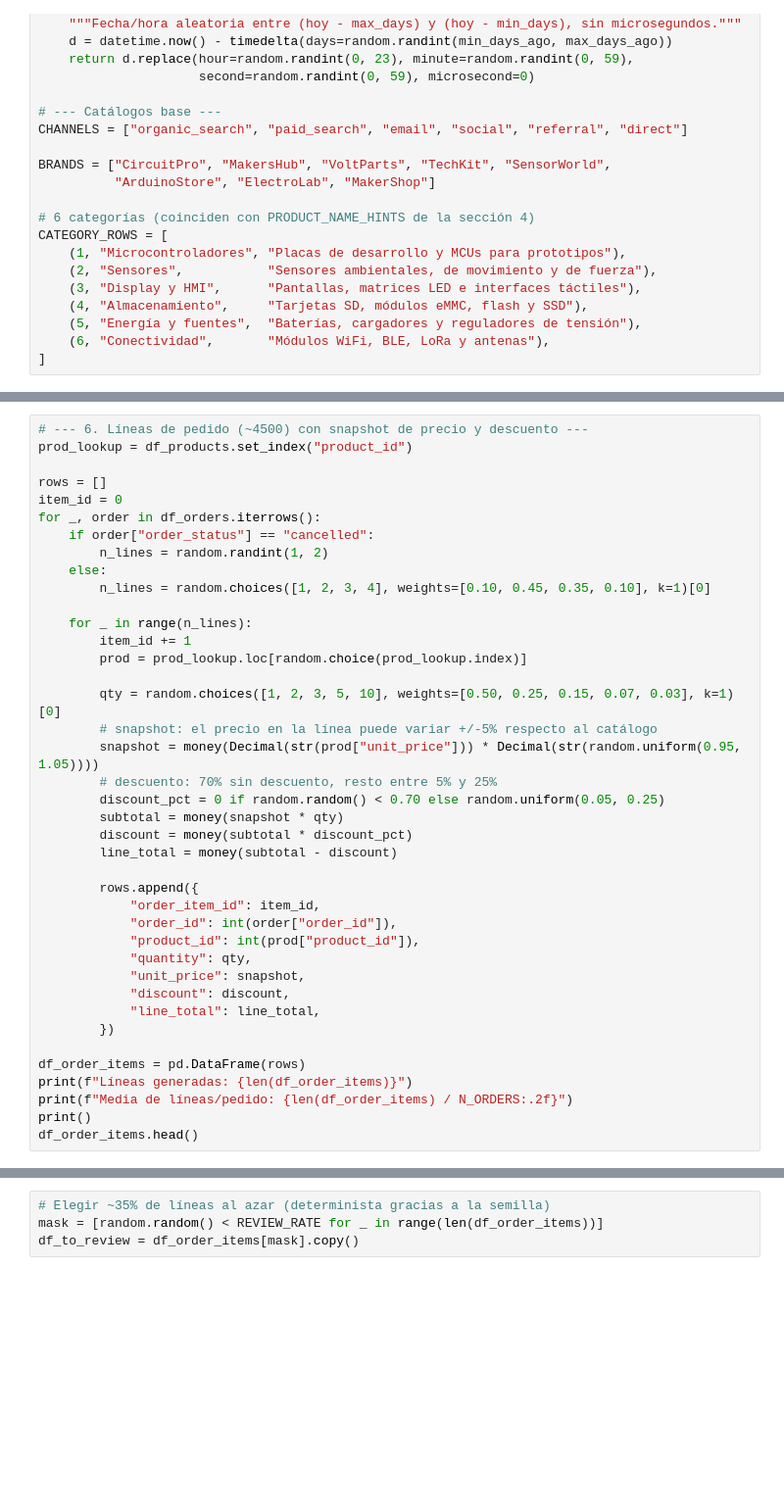
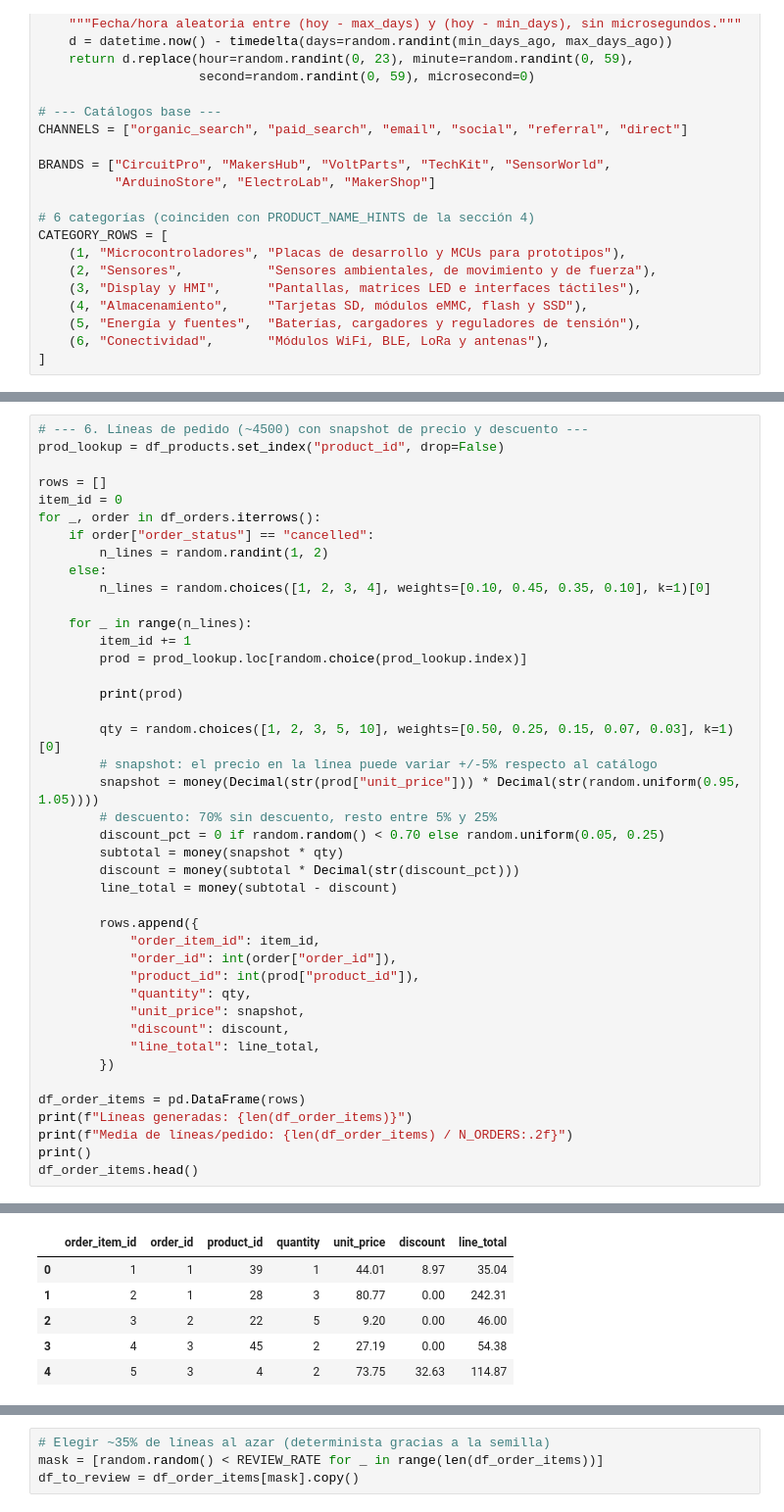
Before and after one commit to Ameisin/Team_Challenge_SQL, a Jupyter notebook: parte_2_modelo_bigquery/notebooks/02_generate_data.ipynb, the cells around one changed output, grey strips where cells are left out. Shown at 98% size. Saved outputs shown, nothing was run; the diff lists cells and outputs as text; blank space fills up the shorter version.

```diff
--- a/parte_2_modelo_bigquery/notebooks/02_generate_data.ipynb
+++ b/parte_2_modelo_bigquery/notebooks/02_generate_data.ipynb
@@ -253,6 +267,6 @@ df_orders.head(3)
 # %%
 # --- 6. Líneas de pedido (~4500) con snapshot de precio y descuento ---
-prod_lookup = df_products.set_index("product_id")
+prod_lookup = df_products.set_index("product_id", drop=False)
 
 rows = []
 item_id = 0
@@ -266,13 +280,15 @@ for _, order in df_orders.iterrows():
         item_id += 1
         prod = prod_lookup.loc[random.choice(prod_lookup.index)]
 
+        print(prod)
+
         qty = random.choices([1, 2, 3, 5, 10], weights=[0.50, 0.25, 0.15, 0.07, 0.03], k=1)[0]
         # snapshot: el precio en la línea puede variar +/-5% respecto al catálogo
         snapshot = money(Decimal(str(prod["unit_price"])) * Decimal(str(random.uniform(0.95, 1.05))))
         # descuento: 70% sin descuento, resto entre 5% y 25%
         discount_pct = 0 if random.random() < 0.70 else random.uniform(0.05, 0.25)
         subtotal = money(snapshot * qty)
-        discount = money(subtotal * discount_pct)
+        discount = money(subtotal * Decimal(str(discount_pct)))
         line_total = money(subtotal - discount)
 
         rows.append({
@@ -290,3 +306,4 @@ print(f"Líneas generadas: {len(df_order_items)}")
 print(f"Media de líneas/pedido: {len(df_order_items) / N_ORDERS:.2f}")
 print()
 df_order_items.head()
+# %% [output]
@@ -293,3 +327,9 @@ df_order_items.head()
+|  | order_item_id | order_id | product_id | quantity | unit_price | discount | line_total |
+| 0 | 1 | 1 | 39 | 1 | 44.01 | 8.97 | 35.04 |
+| 1 | 2 | 1 | 28 | 3 | 80.77 | 0.00 | 242.31 |
+| 2 | 3 | 2 | 22 | 5 | 9.20 | 0.00 | 46.00 |
+| 3 | 4 | 3 | 45 | 2 | 27.19 | 0.00 | 54.38 |
+| 4 | 5 | 3 | 4 | 2 | 73.75 | 32.63 | 114.87 |
 # %%
 # --- 7. Pagos (1 por pedido, coherentes con estado del pedido) ---
 PAYMENT_METHODS = ["credit_card", "debit_card", "paypal", "bank_transfer", "bizum"]
```
Also changed, not shown: parts of 9 cells of this notebook.
